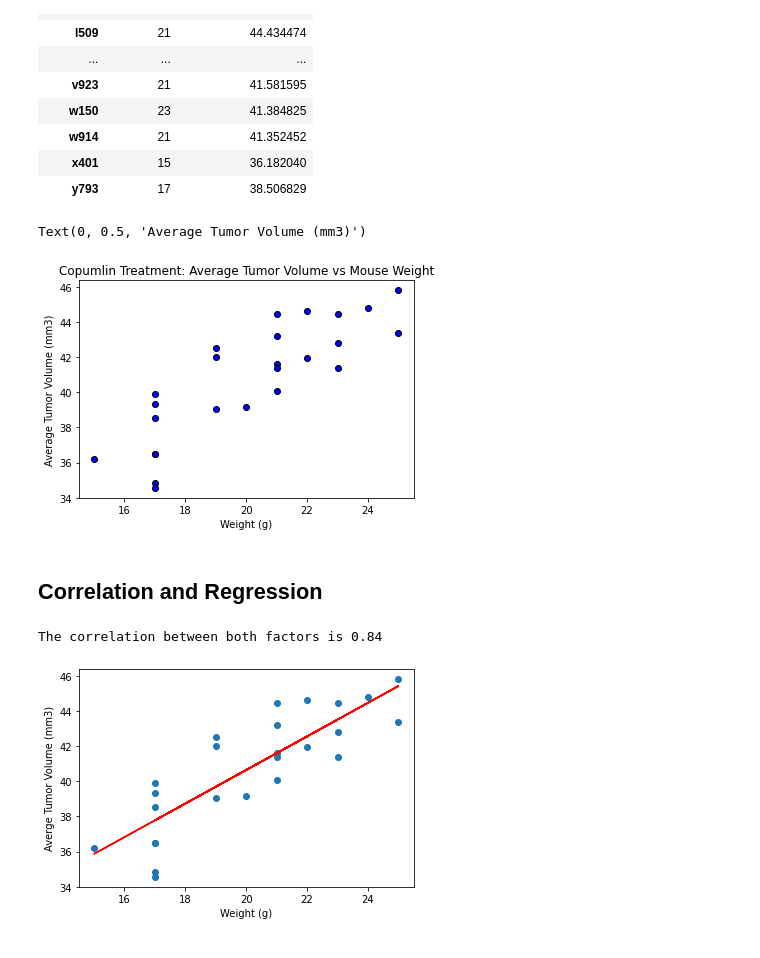
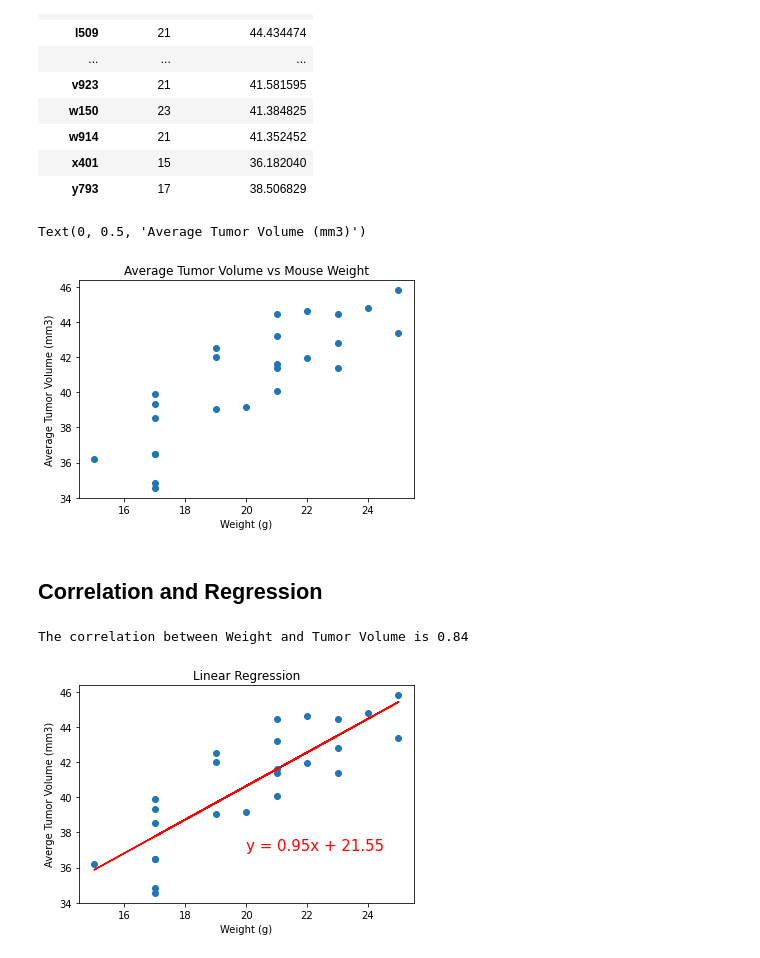
Before and after one commit to latoyawenzinger/Data-Visualization_Matplotlib, a Jupyter notebook: Mice_Treatment.ipynb, the cells around one changed output. Cells and saved outputs as stored; diff of their text form; code cells hidden in the pictures.

```diff
--- a/Mice_Treatment.ipynb
+++ b/Mice_Treatment.ipynb
@@ -326,33 +310,34 @@ avg_cap
 | x401 | 15 | 36.182040 |
 | y793 | 17 | 38.506829 |
 # %%
-plt.scatter(avg_cap["Weight (g)"],avg_cap["Tumor Volume (mm3)"],facecolors="blue", edgecolors="black")
-plt.title("Copumlin Treatment: Average Tumor Volume vs Mouse Weight")
+plt.scatter(avg_cap["Weight (g)"],avg_cap["Tumor Volume (mm3)"])
+plt.title("Average Tumor Volume vs Mouse Weight")
 plt.xlabel("Weight (g)")
 plt.ylabel("Average Tumor Volume (mm3)")
 # %% [output]
 Text(0, 0.5, 'Average Tumor Volume (mm3)')
-[figure, old version]
+[figure, new version]
 # %% [markdown]
 ## Correlation and Regression
 # %%
 #calculate the correlation coefficient and linear regression model between mouse weight and average tumor volume for the Capomulin treatment
 correlation = st.pearsonr(avg_cap["Weight (g)"], avg_cap["Tumor Volume (mm3)"])
 
-print(f"The correlation between both factors is {round(correlation[0],2)}")
+print(f"The correlation between Weight and Tumor Volume is {round(correlation[0],2)}")
 # %% [output]
-The correlation between both factors is 0.84
+The correlation between Weight and Tumor Volume is 0.84
 # %%
 x_values = avg_cap["Weight (g)"]
 y_values = avg_cap["Tumor Volume (mm3)"]
-(slope, intercept, rvalue, pvalue, stderr) = linregress(x_values, y_values)
+(slope, intercept, rvalue, pvalue, stderr) = linregress(x_values, y_values, )
 regress_values = x_values * slope + intercept
 line_eq = "y = " + str(round(slope,2)) + "x + " + str(round(intercept,2))
 plt.scatter(x_values,y_values)
 plt.plot(x_values,regress_values,"r-")
-plt.annotate(line_eq,(5.8,0.8),fontsize=15,color="red")
+plt.annotate(line_eq,(20,37),fontsize=15,color="red")
+plt.title("Linear Regression")
 plt.xlabel("Weight (g)")
 plt.ylabel("Averge Tumor Volume (mm3)")
 plt.show()
 # %% [output]
-[figure, old version]
+[figure, new version]
```
Also changed, not shown: parts of 8 cells of this notebook.
